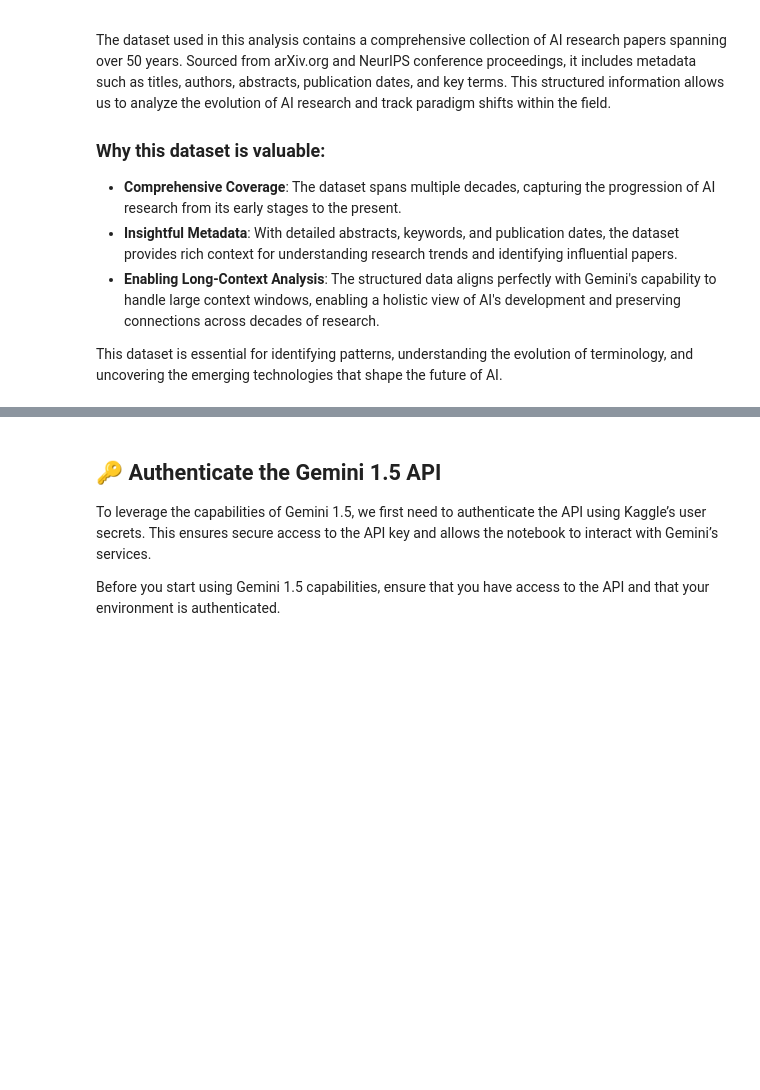
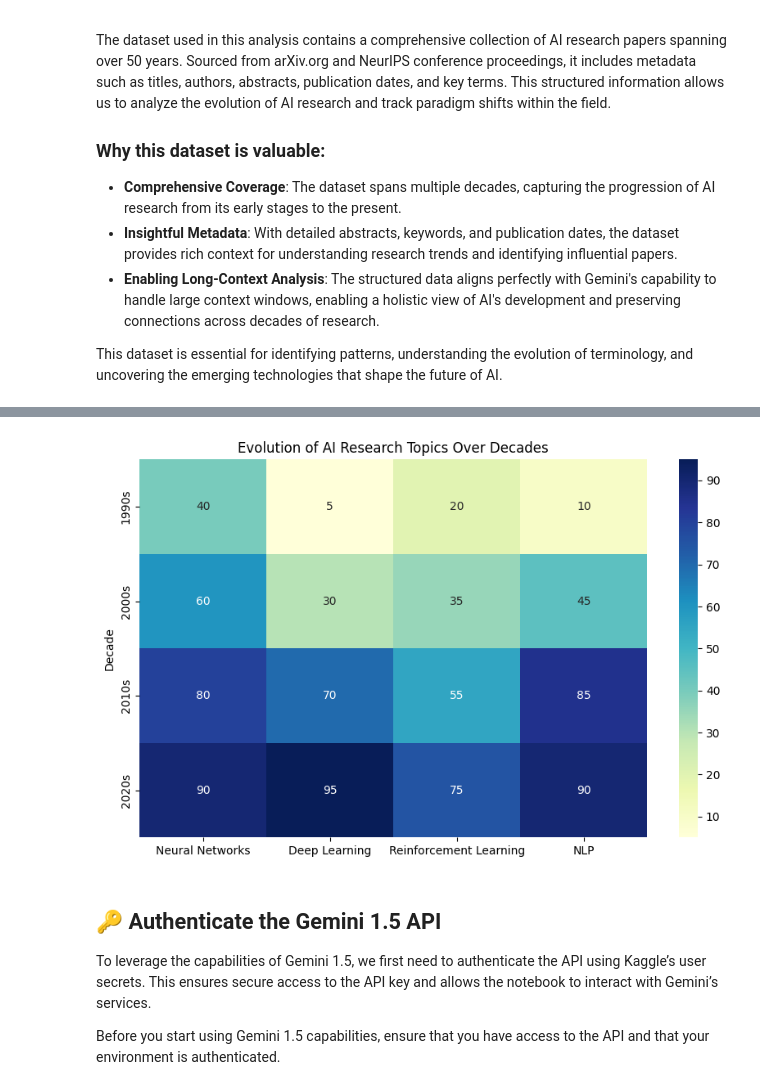
Before and after one commit to NehaDas25/Historical-Evolution-of-AI-Research---A-Decade-Wise-Comparative-Analysis, a Jupyter notebook: historical-evolution-of-scientific-literature-com.ipynb, the cells around one changed output, grey strips where cells are left out. Saved outputs shown, nothing was run; the diff lists cells and outputs as text; code cells hidden in the pictures; blank space fills up the shorter version.

Commit message:
Kaggle Notebook | Historical Evolution of Scientific Literature | Version 15

```diff
--- a/historical-evolution-of-scientific-literature-com.ipynb
+++ b/historical-evolution-of-scientific-literature-com.ipynb
@@ -221,3 +238,19 @@ Name: count, dtype: int64
+# %%
+pivot_data = pd.DataFrame({
+    'Decade': ['1990s', '2000s', '2010s', '2020s'],
+    'Neural Networks': [40, 60, 80, 90],
+    'Deep Learning': [5, 30, 70, 95],
+    'Reinforcement Learning': [20, 35, 55, 75],
+    'NLP': [10, 45, 85, 90]
+})
+
+
+plt.figure(figsize=(10, 6))
+sns.heatmap(pivot_data.set_index('Decade'), cmap="YlGnBu", annot=True)
+plt.title('Evolution of AI Research Topics Over Decades')
+plt.show()
+# %% [output]
+[figure, added]
 # %% [markdown]
 ## 🔑 Authenticate the Gemini 1.5 API
 
```
Also changed, not shown: parts of 21 cells of this notebook.
